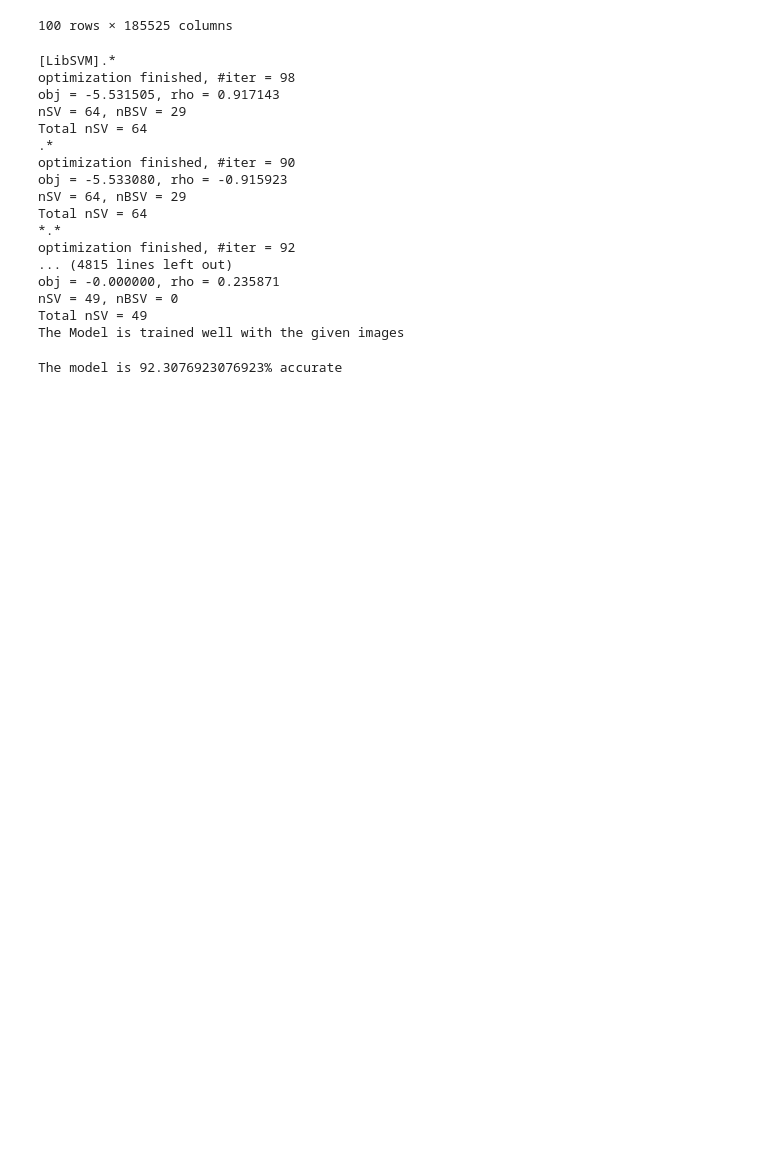
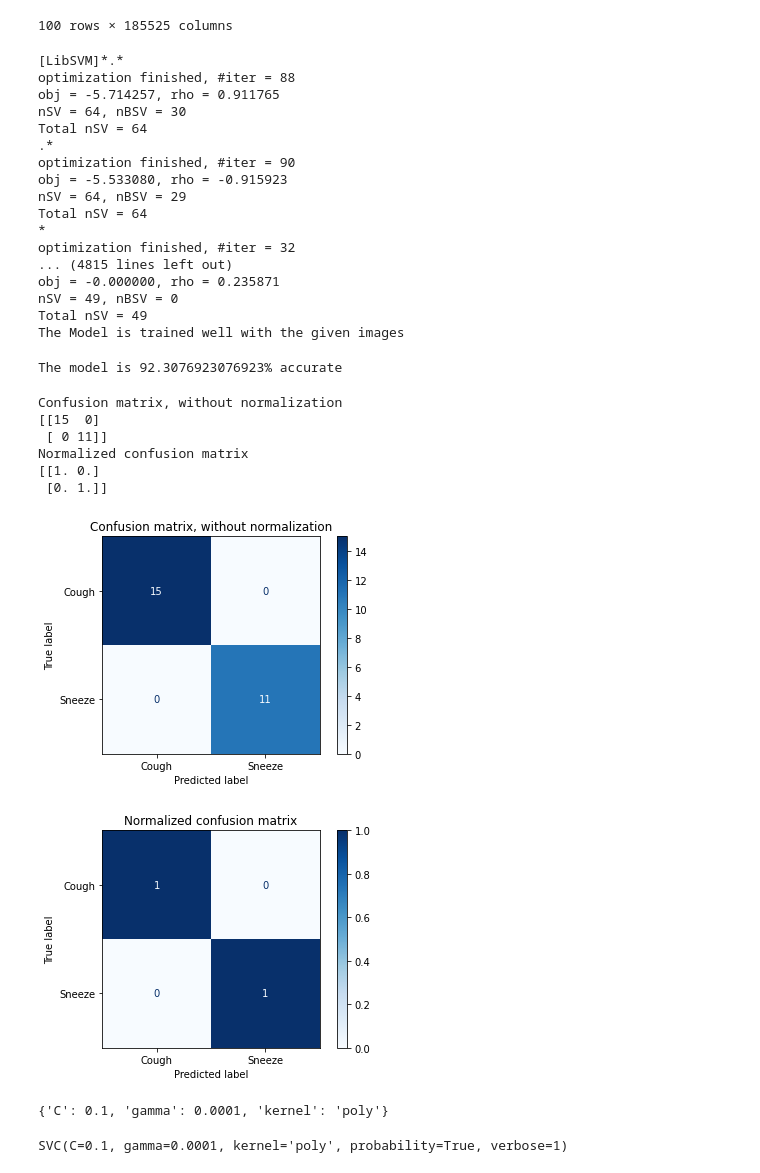
Before and after one commit to kshinkee/sound_classifier, a Jupyter notebook: e007_classification.ipynb, the cells around one changed output. Drawn from its saved outputs; the diff is of its cells as text; code cells hidden in the pictures; blank space fills up the shorter version.

```diff
--- a/e007_classification.ipynb
+++ b/e007_classification.ipynb
@@ -66,7 +56,7 @@ TypeError: 'int' object is not iterable
 # %%
-list_hoge = [pad_spectrogram(np_array=spec, target_size_w=max_width, target_size_h=max_height).flatten() for spec in spectrogram_array]
+flat_data_list = [pad_spectrogram(np_array=spec, target_size_w=max_width, target_size_h=max_height).flatten() for spec in spectrogram_array]
 # %%
-flat_data=np.array(list_hoge, dtype=object)
+flat_data=np.array(flat_data_list, dtype=object)
 target=np.array(target_array, dtype=int)
 df=pd.DataFrame(flat_data) #dataframe
 df['Target']=target
@@ -105,18 +95,18 @@ model.fit(x_train,y_train)
 print('The Model is trained well with the given images')
 # model.best_params_ contains the best parameters obtained from GridSearchCV
 # %% [output]
-[LibSVM].*
-optimization finished, #iter = 98
-obj = -5.531505, rho = 0.917143
-nSV = 64, nBSV = 29
+[LibSVM]*.*
+optimization finished, #iter = 88
+obj = -5.714257, rho = 0.911765
+nSV = 64, nBSV = 30
 Total nSV = 64
 .*
 optimization finished, #iter = 90
 obj = -5.533080, rho = -0.915923
 nSV = 64, nBSV = 29
 Total nSV = 64
-*.*
-optimization finished, #iter = 92
+*
+optimization finished, #iter = 32
 ... (4815 lines left out)
 obj = -0.000000, rho = 0.235871
 nSV = 49, nBSV = 0
@@ -130,0 +123,41 @@ The model is 92.3076923076923% accurate
+# %%
+# Plot non-normalized confusion matrix
+titles_options = [
+    ("Confusion matrix, without normalization", None),
+    ("Normalized confusion matrix", "true"),
+]
+# %%
+for title, normalize in titles_options:
+    disp = ConfusionMatrixDisplay.from_estimator(
+        model,
+        x_test,
+        y_pred,
+        display_labels=Categories,
+        cmap=plt.cm.Blues,
+        normalize=normalize,
+    )
+    disp.ax_.set_title(title)
+
+    print(title)
+    print(disp.confusion_matrix)
+
+plt.show()
+# %% [output]
+Confusion matrix, without normalization
+[[15  0]
+ [ 0 11]]
+Normalized confusion matrix
+[[1. 0.]
+ [0. 1.]]
+[figure, added]
+[figure, added]
+# %%
+# print best parameter after tuning
+print(model.best_params_)
+# %% [output]
+{'C': 0.1, 'gamma': 0.0001, 'kernel': 'poly'}
+# %%
+# print how our model looks after hyper-parameter tuning
+print(model.best_estimator_)
+# %% [output]
+SVC(C=0.1, gamma=0.0001, kernel='poly', probability=True, verbose=1)
```
Also changed, not shown: parts of 7 cells of this notebook, 3 other files.
